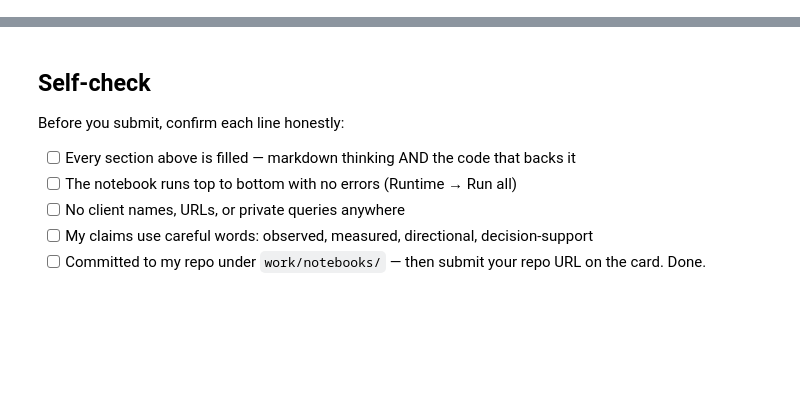
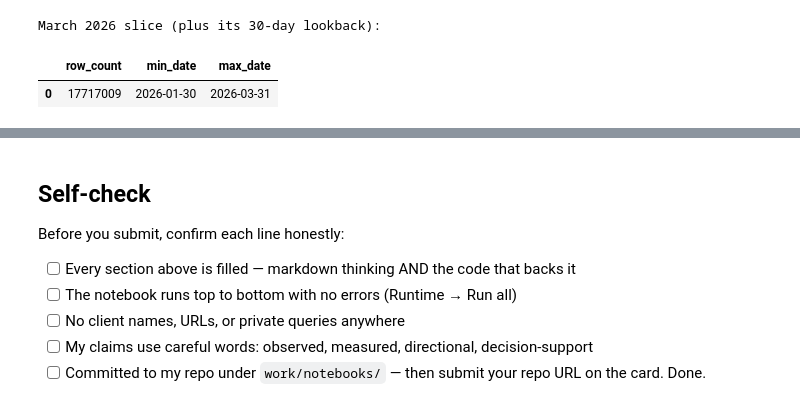
Before and after one commit to HarisBinHabib/Internship-Repo, a Jupyter notebook: work/notebooks/w03_data_contract.ipynb, the cells around one changed output, grey strips where cells are left out. Saved outputs shown, nothing was run; the diff lists cells and outputs as text; code cells hidden in the pictures; blank space fills up the shorter version.

```diff
--- a/work/notebooks/w03_data_contract.ipynb
+++ b/work/notebooks/w03_data_contract.ipynb
@@ -12,0 +28,23 @@ This skeleton is yours to fill. Work the sections **in order** — each one has
+# %%
+import duckdb
+
+con = duckdb.connect()
+con.execute(f"CREATE OR REPLACE SECRET hf (TYPE huggingface, TOKEN '{HF_TOKEN}')")
+
+REL = 'hf://datasets/FlyRank/internship-warehouse'
+TABLES = {
+    'dim_clients':       f"read_parquet('{REL}/dim_clients.parquet')",
+    'dim_content':       f"read_parquet('{REL}/dim_content.parquet')",
+    'fact_daily':        f"read_parquet('{REL}/fact_content_daily_performance/**/*.parquet')",
+    'fact_daily_sample': f"read_parquet('{REL}/fact_content_daily_performance_sample.parquet')",
+    'fact_query_90d':    f"read_parquet('{REL}/fact_content_query_90d.parquet')",
+}
+
+# Only count the small dimension tables — skip full counts on the huge fact tables
+small_tables = ['dim_clients', 'dim_content']
+for name in small_tables:
+    n = con.sql(f"SELECT COUNT(*) FROM {TABLES[name]}").fetchone()[0]
+    print(f'{name:22} {n:>12,} rows')
+
+print("fact_daily and fact_daily_sample skipped (full count too slow) — "
+      "verified instead via the windowed queries in Section 3.")
@@ -20,3 +132,15 @@ This skeleton is yours to fill. Work the sections **in order** — each one has
 # %%
 # This cell is for CODE (numbers, a query, a check).
 # Write your text answer in the cell ABOVE this one — typing sentences here breaks Run All.
+slice_stats = con.sql(f"""
+    SELECT COUNT(*) AS row_count, MIN(report_date) AS min_date, MAX(report_date) AS max_date
+    FROM {TABLES['fact_daily']}
+    WHERE report_date BETWEEN DATE '2026-01-30' AND DATE '2026-03-31'
+""").df()
+
+print("March 2026 slice (plus its 30-day lookback):")
+slice_stats
+# %% [output]
+March 2026 slice (plus its 30-day lookback):
+|  | row_count | min_date | max_date |
+| 0 | 17717009 | 2026-01-30 | 2026-03-31 |
```
Also changed, not shown: parts of 21 cells of this notebook.
